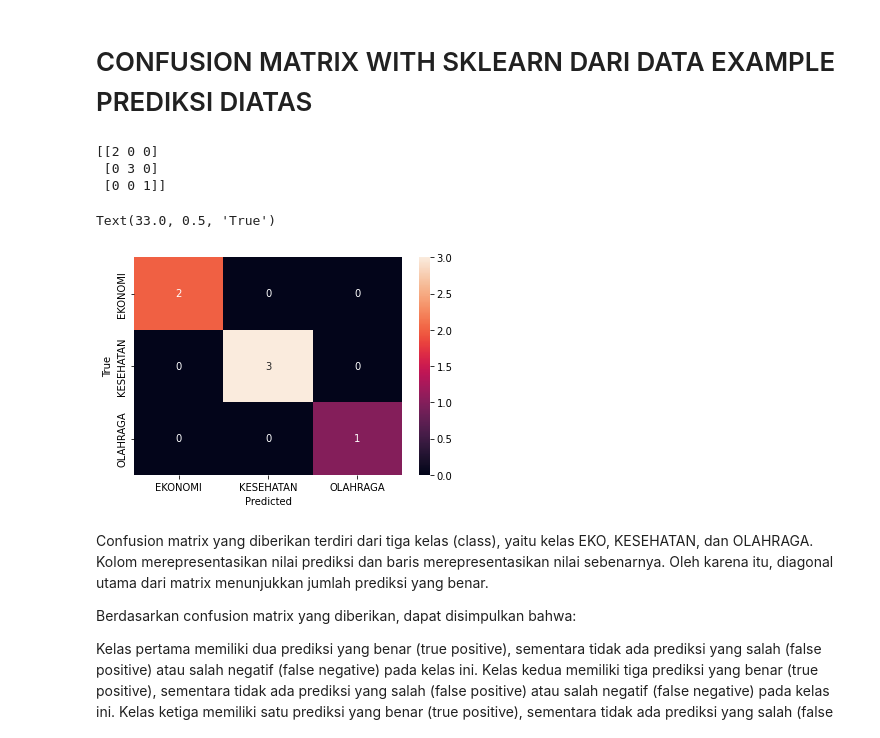
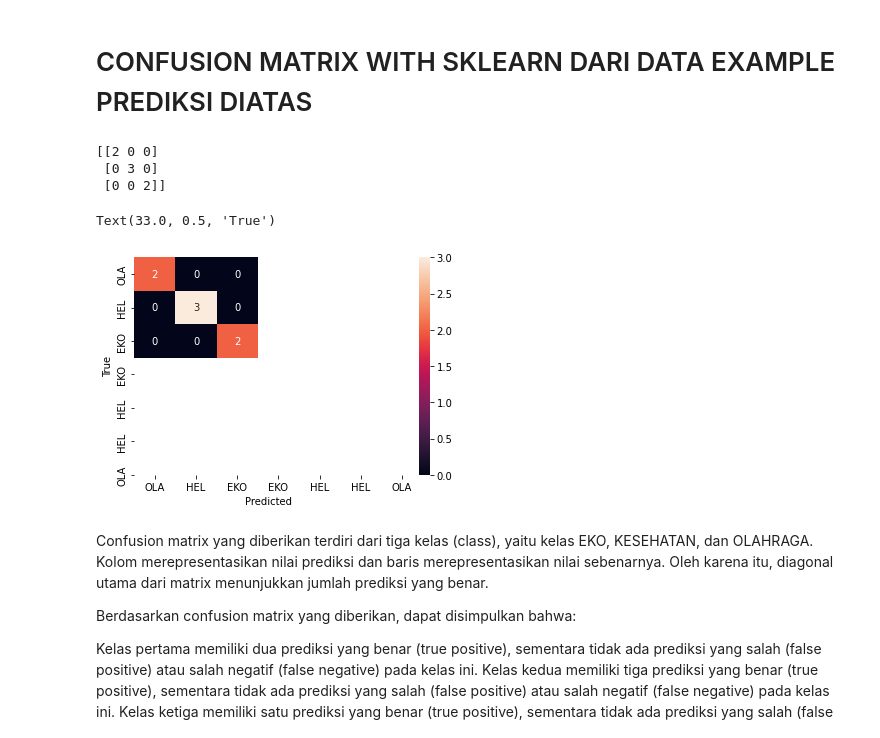
Before and after one commit to 3ndung/NLP_CLASSIFICATION_LSTM_SIMPLE, a Jupyter notebook: 01_03_2023_RNN_BASIC_MULTICLASIFICATION_NLP_NLTK_TYO.ipynb, the cells around one changed output. Cells and saved outputs as stored; diff of their text form; code cells hidden in the pictures.

```diff
--- a/01_03_2023_RNN_BASIC_MULTICLASIFICATION_NLP_NLTK_TYO.ipynb
+++ b/01_03_2023_RNN_BASIC_MULTICLASIFICATION_NLP_NLTK_TYO.ipynb
@@ -459,23 +422,25 @@ LABEL = ['EKO', 'HEL', 'OLA']
 # %%
 from sklearn.metrics import confusion_matrix
 
-conf_matrix = confusion_matrix(y_value_true, x_value_pred)
-#conf_matrix = confusion_matrix([2,1,1,1,0,1], [2,1,1,1,0,0])
+conf_matrix = confusion_matrix(L1, L2)
+#conf_matrix = confusion_matrix([2,1,1,1,0,1], [2,1,1,1,0,1])
 print(conf_matrix)
 
+L1 = ['OLA','HEL','EKO','EKO','HEL','HEL','OLA']
+L2 = ['OLA','HEL','EKO','EKO','HEL','HEL','OLA']
 
 sns.heatmap(
     conf_matrix, annot=True,
-    xticklabels= lbl,
-    yticklabels= lbl)
+    xticklabels= L1 ,
+    yticklabels= L2)
 plt.xlabel("Predicted")
 plt.ylabel("True")
 # %% [output]
 [[2 0 0]
  [0 3 0]
- [0 0 1]]
+ [0 0 2]]
 Text(33.0, 0.5, 'True')
-[figure, old version]
+[figure, new version]
 # %% [markdown]
 Confusion matrix yang diberikan terdiri dari tiga kelas (class), yaitu kelas EKO, KESEHATAN, dan OLAHRAGA. Kolom merepresentasikan nilai prediksi dan baris merepresentasikan nilai sebenarnya. Oleh karena itu, diagonal utama dari matrix menunjukkan jumlah prediksi yang benar.
 
```
Also changed, not shown: parts of 21 cells of this notebook.
